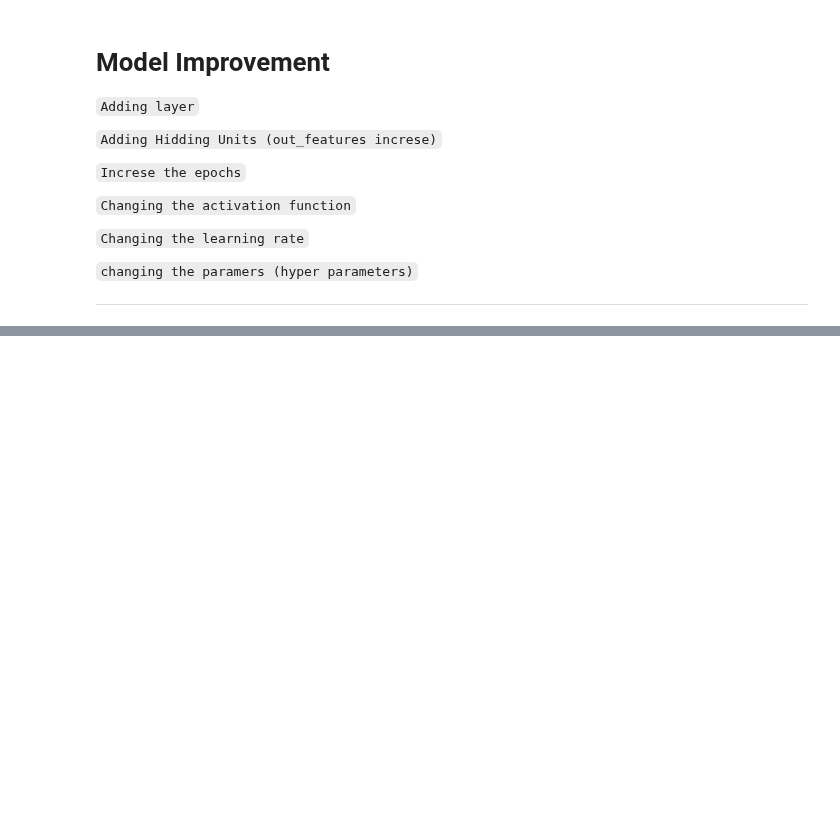
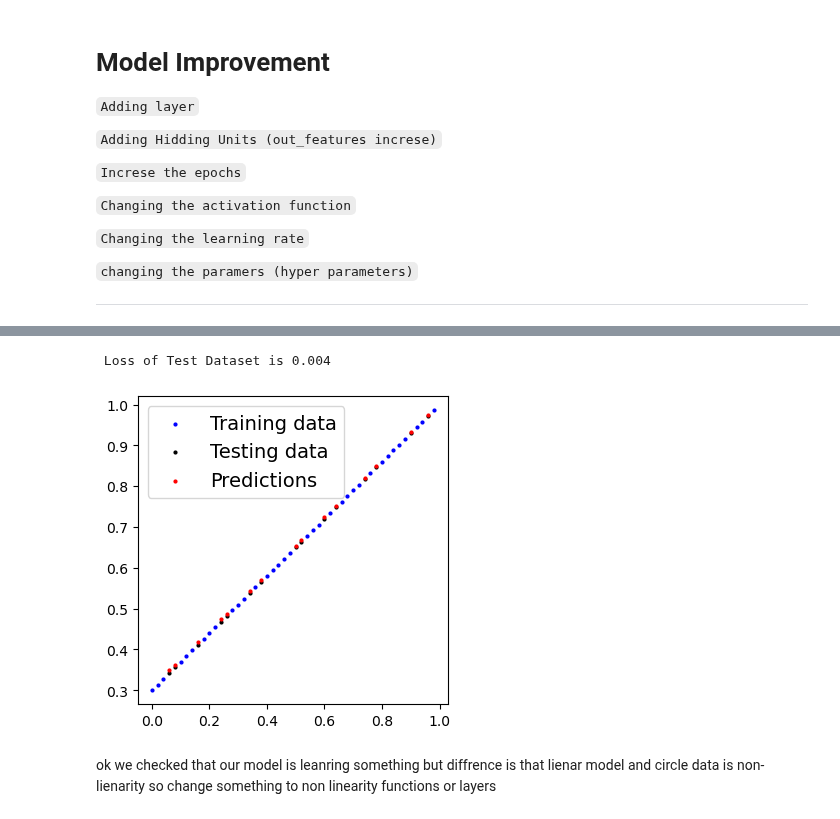
Before and after one commit to sandeepshakya2019/DeepLearning_HandsOn_Pytorch, a Jupyter notebook: 02_1_pytroch_classification_self.ipynb, the cells around one changed output, grey strips where cells are left out. Saved outputs shown, nothing was run; the diff lists cells and outputs as text; code cells hidden in the pictures; blank space fills up the shorter version.

```diff
--- a/02_1_pytroch_classification_self.ipynb
+++ b/02_1_pytroch_classification_self.ipynb
@@ -379,0 +463,2 @@ plot_decision_boundary(model, X_train,y_train)
+# %%
+model_regression = ClassficationSolverCircle(X_train_regression)
@@ -379,0 +474,18 @@ plot_decision_boundary(model, X_train,y_train)
+# %%
+loss_fn_regression = nn.L1Loss()
+optimizer_regression = torch.optim.SGD(model_regression.parameters(), lr=0.001)
+# %%
+epochs = 1000
+
+for i in range(epochs):
+    model_regression.train()
+    y_train_pred_regression = model_regression(X_train_regression)
+    los_regreesion = loss_fn_regression(y_train_pred_regression, y_train_regression)
+    optimizer_regression.zero_grad()
+    los_regreesion.backward()
+    optimizer_regression.step()
+
+    if (i+1)%100 == 0:
+        model_regression.eval()
+        with torch.inference_mode():
+            print(f"[{i+1}/{epochs}] Loss is {los_regreesion:3f}")
@@ -379,0 +503,17 @@ plot_decision_boundary(model, X_train,y_train)
+# %%
+## Test Loss calcaulation
+
+model_regression.eval()
+with torch.inference_mode():
+    y_test_pred_regression = model_regression(X_test_regression)
+    loss = loss_fn_regression(y_test_pred_regression, y_test_regression)
+    print(f" Loss of Test Dataset is {loss:.3f}")
+# %% [output]
+ Loss of Test Dataset is 0.004
+# %%
+plot_predictions(X_train_regression, y_train_regression, X_test_regression, y_test_regression,y_test_pred_regression)
+# %% [output]
+[figure, added]
+# %% [markdown]
+ok we checked that our model is leanring something but diffrence is that lienar model and circle data is non-lienarity
+so  change something to non linearity functions or layers
```
Also changed, not shown: parts of 18 cells of this notebook.
